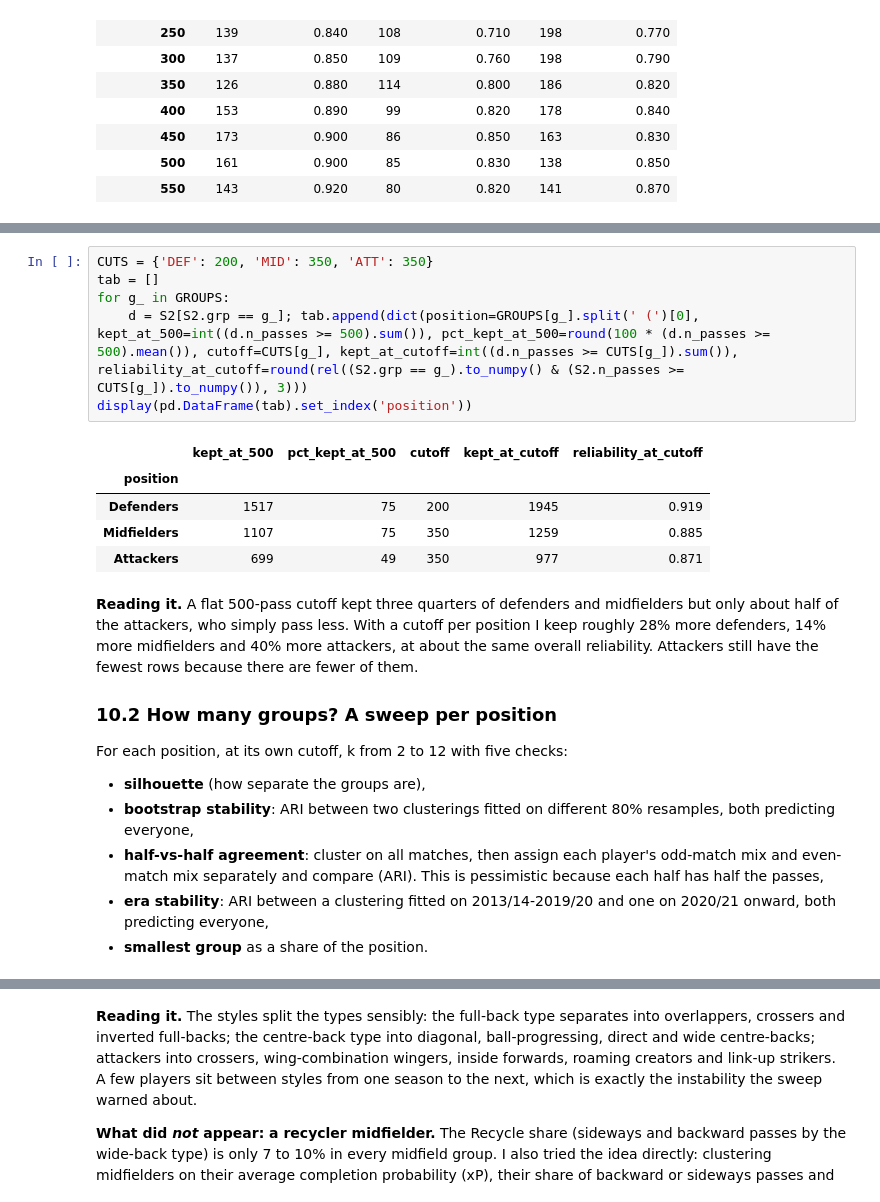
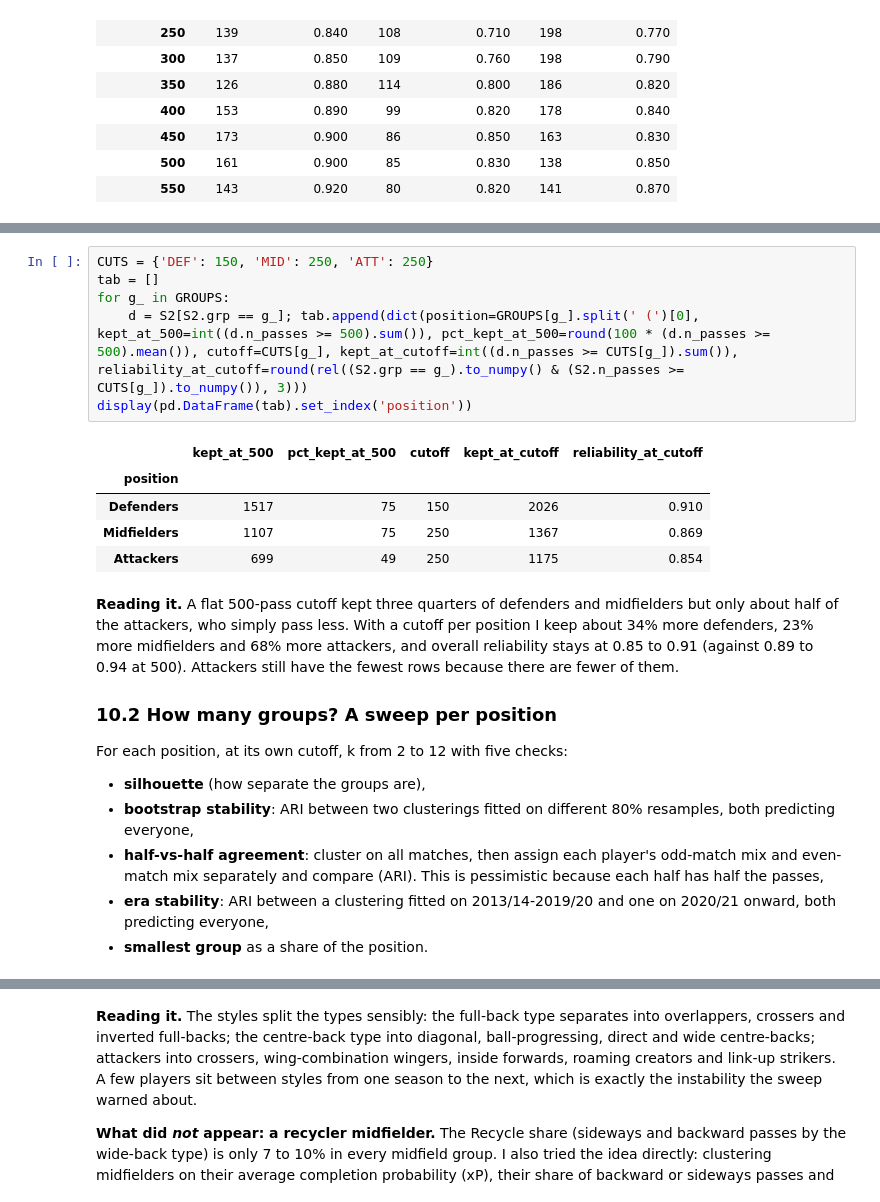
Before and after one commit to chuongt1311-droid/EPL-Player-Clustering, a Jupyter notebook: notebooks/EPL_Player_Clustering.ipynb, the cells around one changed output, grey strips where cells are left out. Saved outputs shown, nothing was run; the diff lists cells and outputs as text.

```diff
--- a/notebooks/EPL_Player_Clustering.ipynb
+++ b/notebooks/EPL_Player_Clustering.ipynb
@@ -897,17 +897,17 @@ reliability of the nine shares for player-seasons with lo to lo+100 passes:
 # %%
-CUTS = {'DEF': 200, 'MID': 350, 'ATT': 350}
+CUTS = {'DEF': 150, 'MID': 250, 'ATT': 250}
 tab = []
 for g_ in GROUPS:
     d = S2[S2.grp == g_]; tab.append(dict(position=GROUPS[g_].split(' (')[0], kept_at_500=int((d.n_passes >= 500).sum()), pct_kept_at_500=round(100 * (d.n_passes >= 500).mean()), cutoff=CUTS[g_], kept_at_cutoff=int((d.n_passes >= CUTS[g_]).sum()), reliability_at_cutoff=round(rel((S2.grp == g_).to_numpy() & (S2.n_passes >= CUTS[g_]).to_numpy()), 3)))
 display(pd.DataFrame(tab).set_index('position'))
 # %% [output]
 |  | kept_at_500 | pct_kept_at_500 | cutoff | kept_at_cutoff | reliability_at_cutoff |
 | position |  |  |  |  |  |
-| Defenders | 1517 | 75 | 200 | 1945 | 0.919 |
-| Midfielders | 1107 | 75 | 350 | 1259 | 0.885 |
-| Attackers | 699 | 49 | 350 | 977 | 0.871 |
+| Defenders | 1517 | 75 | 150 | 2026 | 0.910 |
+| Midfielders | 1107 | 75 | 250 | 1367 | 0.869 |
+| Attackers | 699 | 49 | 250 | 1175 | 0.854 |
 # %% [markdown]
-**Reading it.** A flat 500-pass cutoff kept three quarters of defenders and midfielders but only about half of the attackers, who simply pass less. With a cutoff per position I keep roughly 28% more defenders, 14% more midfielders and 40% more attackers, at about the same overall reliability. Attackers still have the fewest rows because there are fewer of them.
+**Reading it.** A flat 500-pass cutoff kept three quarters of defenders and midfielders but only about half of the attackers, who simply pass less. With a cutoff per position I keep about 34% more defenders, 23% more midfielders and 68% more attackers, and overall reliability stays at 0.85 to 0.91 (against 0.89 to 0.94 at 500). Attackers still have the fewest rows because there are fewer of them.
 
 ### 10.2 How many groups? A sweep per position
 For each position, at its own cutoff, k from 2 to 12 with five checks:
```
Also changed, not shown: parts of 12 cells of this notebook, 10 other files.
